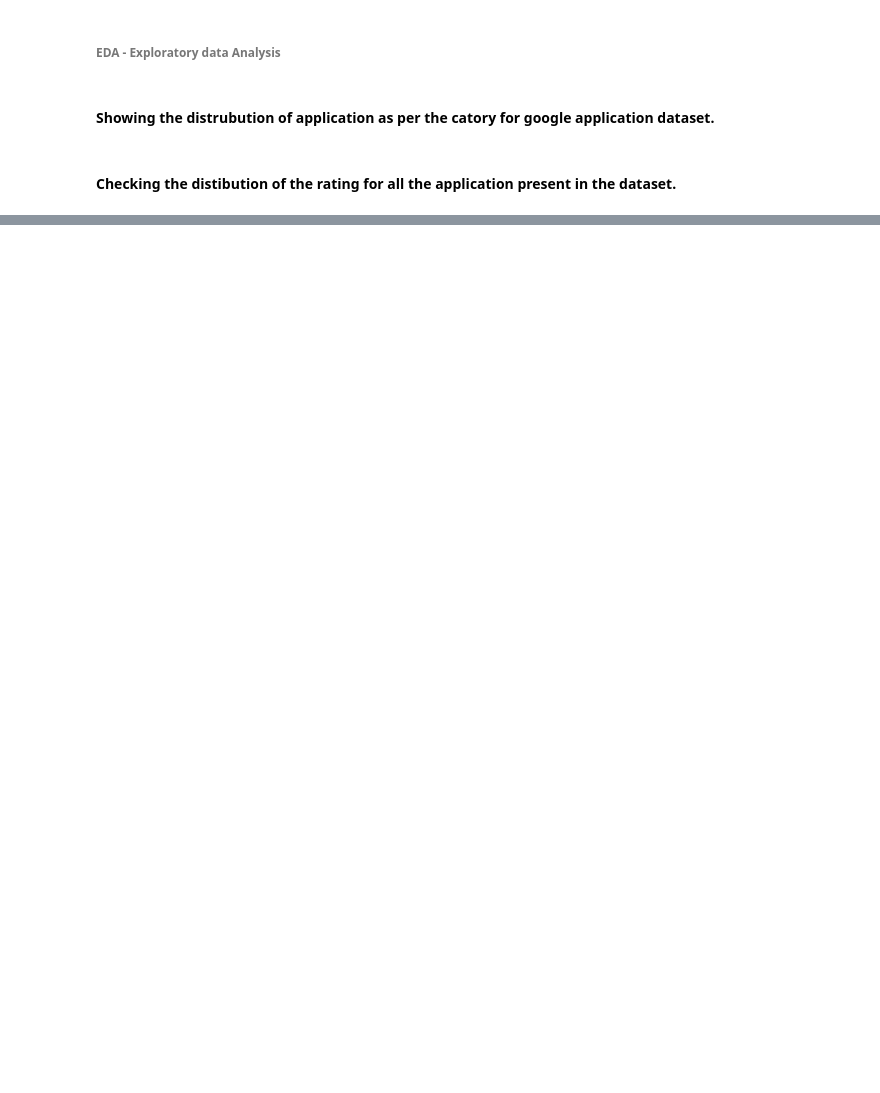
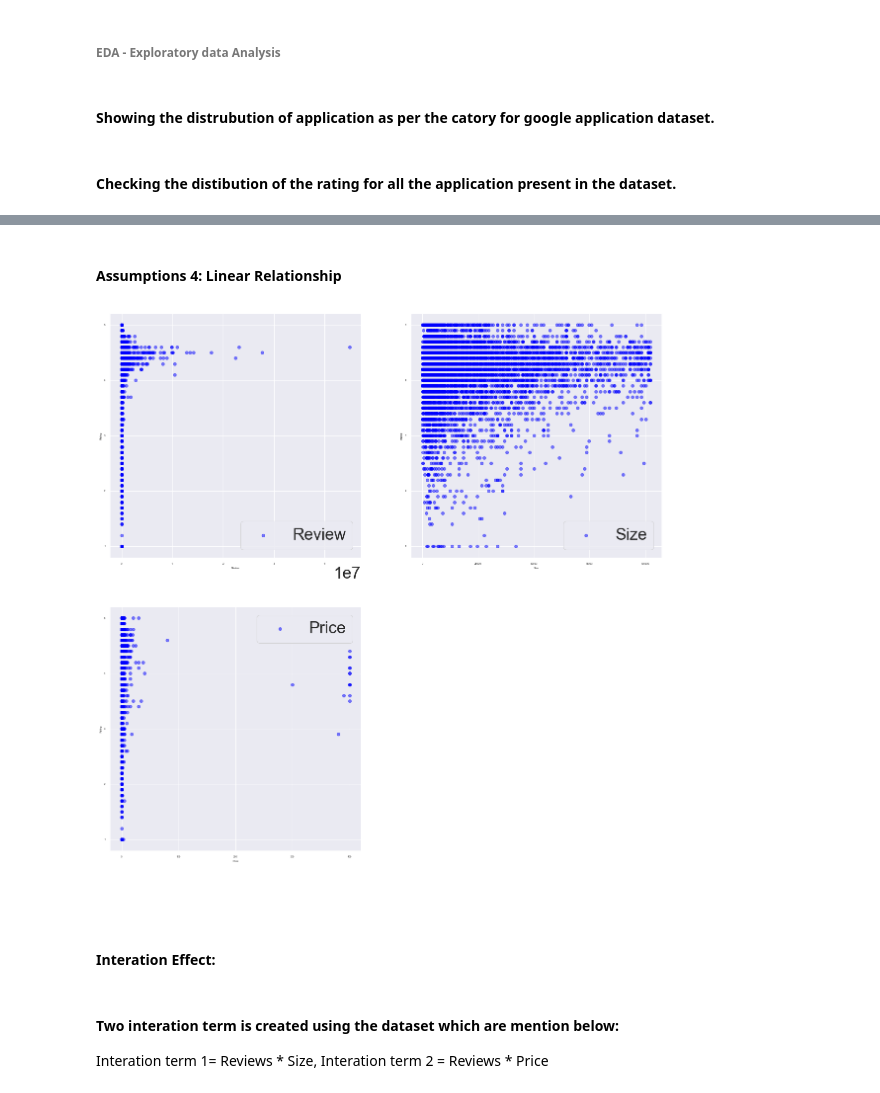
Before and after one commit to axxypatel/Data_Science_Class, a Jupyter notebook: Linear_Regression_Google_PlayStore_Data_A3.ipynb, the cells around one changed output, grey strips where cells are left out. Cells and saved outputs as stored; diff of their text form; code cells hidden in the pictures; blank space fills up the shorter version.

```diff
--- a/Linear_Regression_Google_PlayStore_Data_A3.ipynb
+++ b/Linear_Regression_Google_PlayStore_Data_A3.ipynb
@@ -125,0 +219,22 @@ memory usage: 115.3 KB
+# %% [markdown]
+#### Assumptions 4: Linear Relationship
+# %%
+plt.figure(figsize=(20,20))
+
+
+def liner_fun(subp, x, temp_data, lab):
+    plt.subplot(2, 2, subp)
+    plt.scatter(x, temp_data.Rating, color='blue', label=lab, alpha = 0.5)
+    #plt.plot(model_temp_data.Reviews,model_temp_data.Rating,color='Red',label='Linear Line',alpha = 0.5)
+    plt.xlabel(lab,fontsize=5)
+    plt.ylabel("Rating",fontsize=5)
+    plt.xticks(fontsize=5)
+    plt.yticks(fontsize=5)
+    plt.legend()
+
+
+liner_fun(1, model_temp_data.Reviews, model_temp_data, "Review")
+liner_fun(2, model_temp_data.Size, model_temp_data, "Size")
+liner_fun(3, model_temp_data.Price, model_temp_data, "Price")
+# %% [output]
+[figure, added]
@@ -125,0 +281,8 @@ memory usage: 115.3 KB
+# %% [markdown]
+####
+# %% [markdown]
+#### Interation Effect:
+# %% [markdown]
+#### Two interation term is created using the dataset which are mention below:
+Interation term 1= Reviews * Size,
+Interation term 2 = Reviews * Price
```
Also changed, not shown: parts of 16 cells of this notebook.
